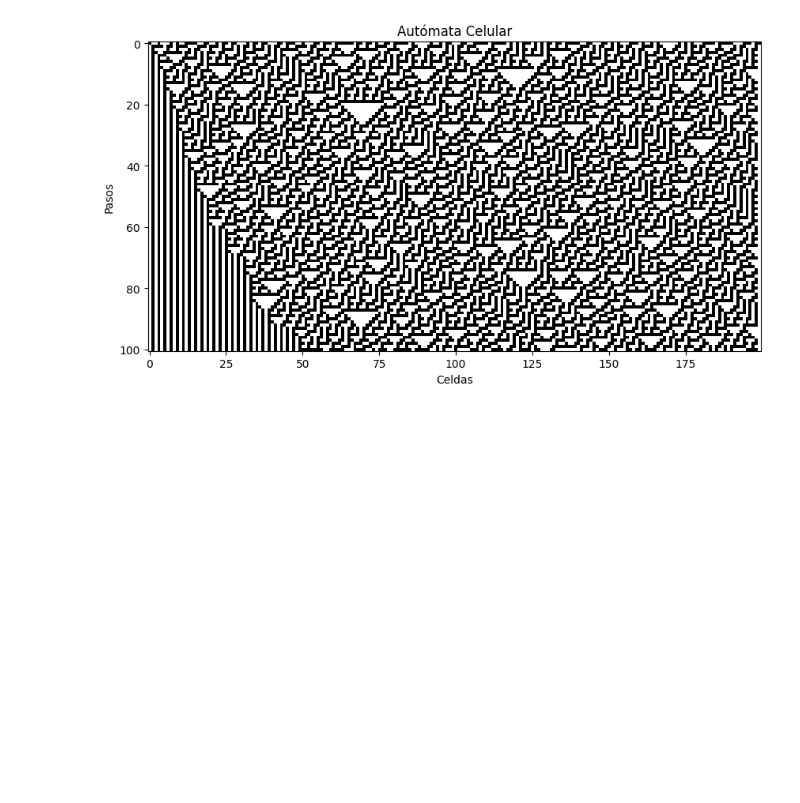
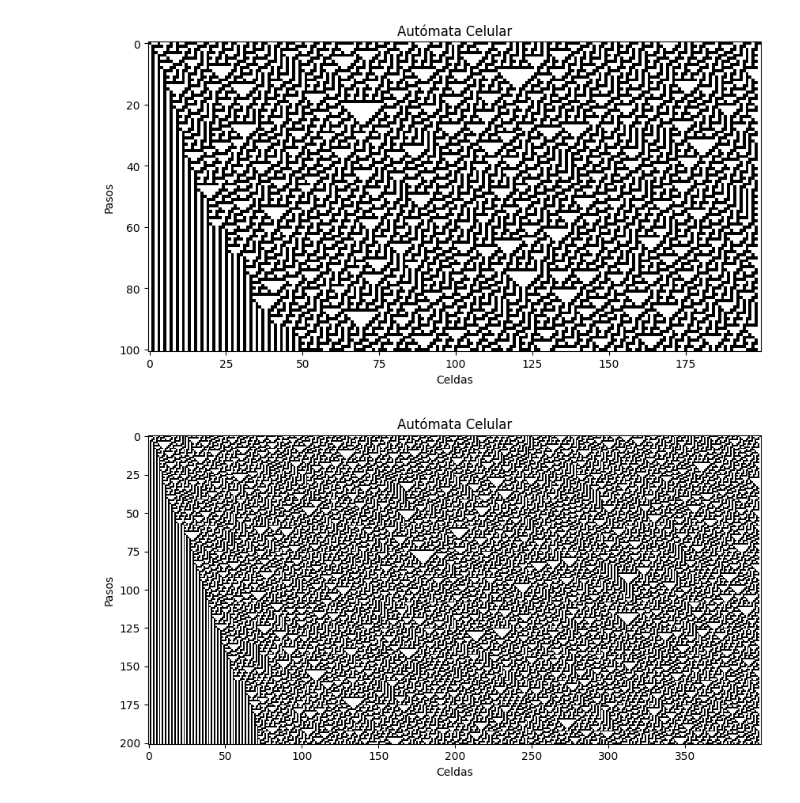
Before and after one commit to LeonDavisCoropuna/Fisica_Computacional_Laboratorios, a Jupyter notebook: Laboratorio 9 - Automata Celular/main.ipynb, the cells around one changed output. Saved outputs shown, nothing was run; the diff lists cells and outputs as text; code cells hidden in the pictures; blank space fills up the shorter version.

```diff
--- a/Laboratorio 9 - Automata Celular/main.ipynb
+++ b/Laboratorio 9 - Automata Celular/main.ipynb
@@ -106,3 +106,24 @@ plt.ylabel("Pasos")
 plt.show()
 # %% [output]
 [figure]
+# %%
+import numpy as np
+import matplotlib.pyplot as plt
+
+# Parámetros iniciales
+size = 400  # Tamaño del autómata
+steps = 200  # Número de pasos
+initial_state = np.random.choice([0, 1], size=size)
+
+# Generar el autómata celular
+states = cellular_automaton(initial_state, steps)
+
+# Visualizar el autómata celular
+plt.figure(figsize=(10, 10))
+plt.imshow(states, cmap="binary", interpolation="nearest")
+plt.title("Autómata Celular")
+plt.xlabel("Celdas")
+plt.ylabel("Pasos")
+plt.show()
+# %% [output]
+[figure, added]
```
